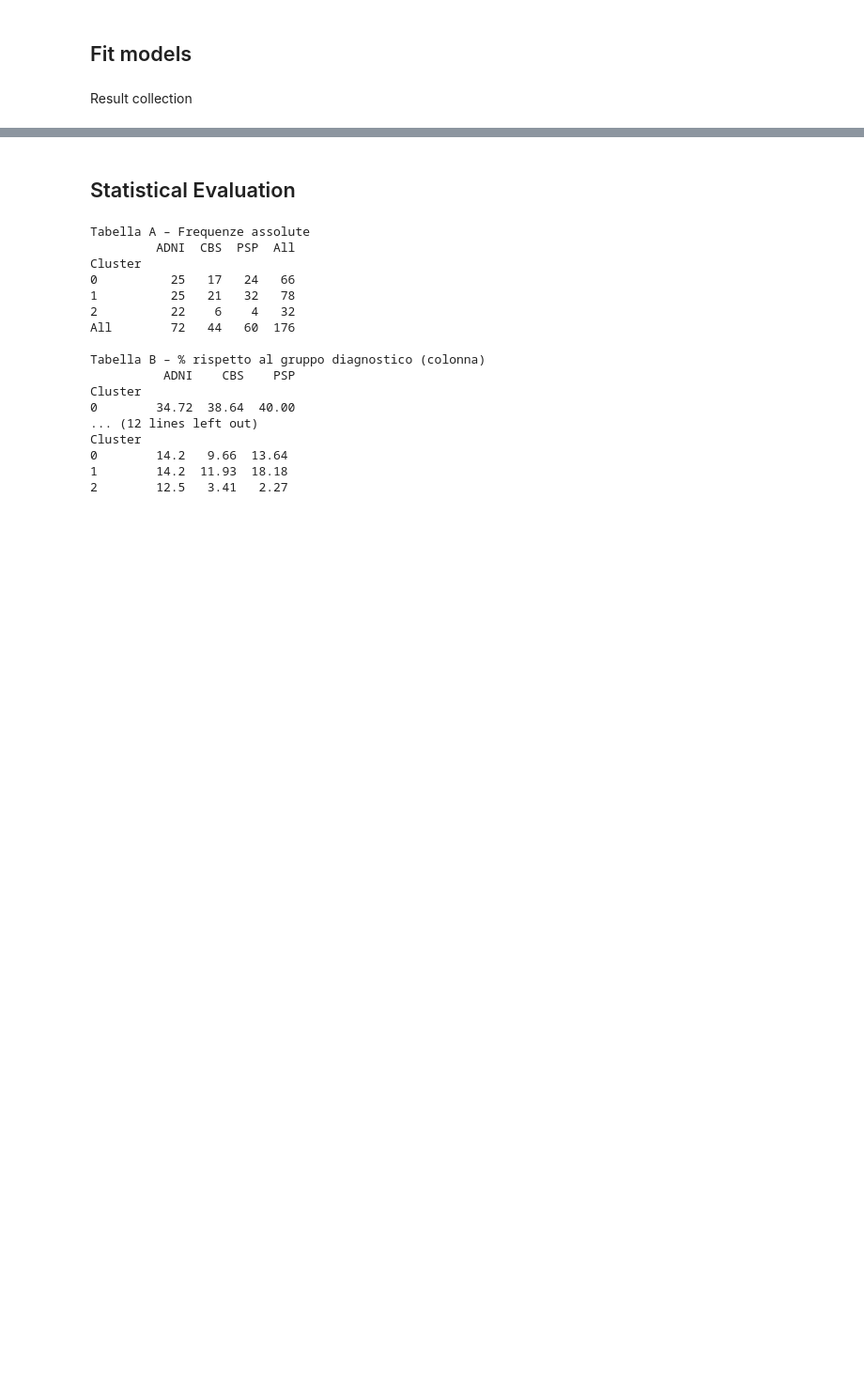
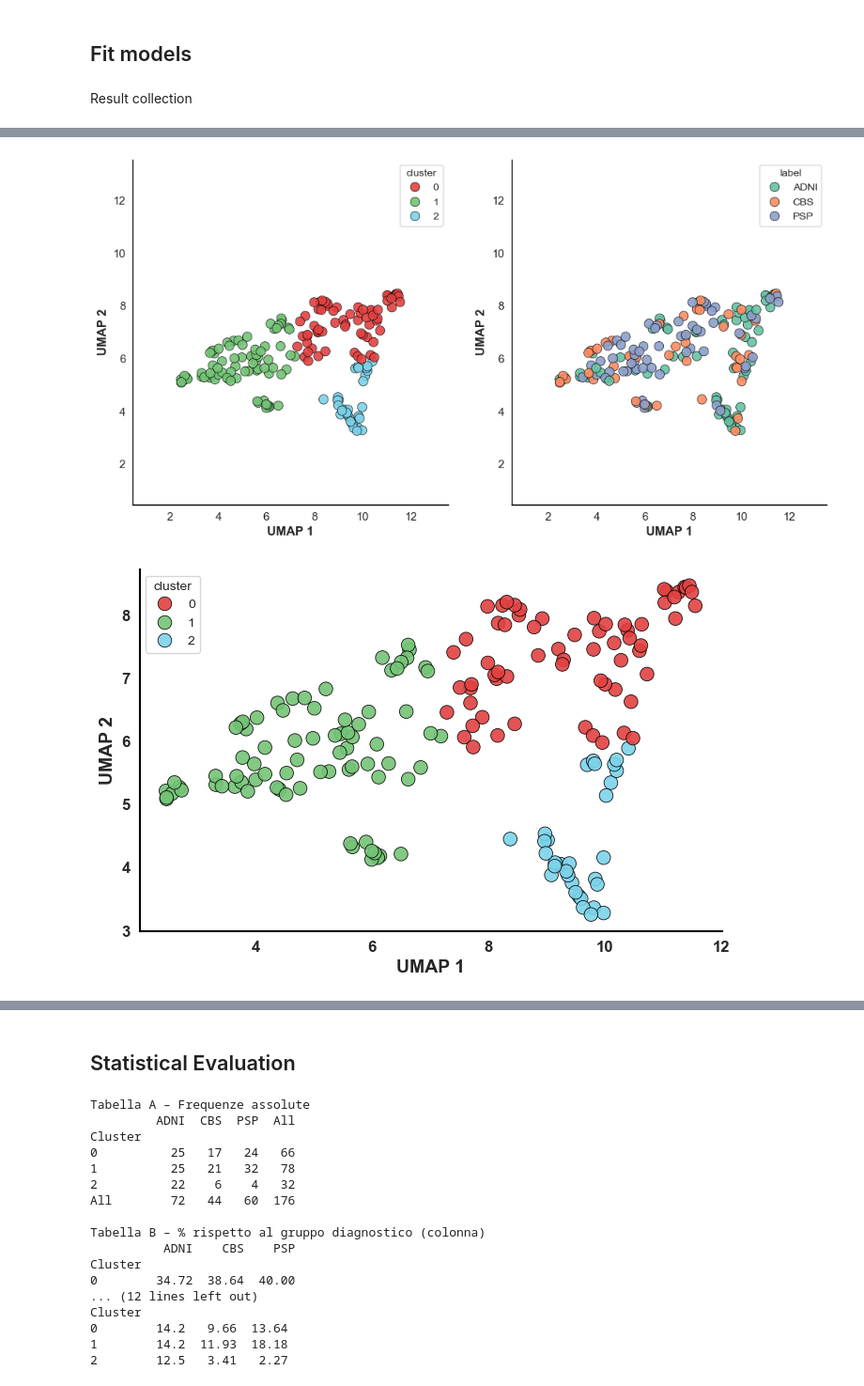
Before and after one commit to EmmaTosato/ANM_Verona, a Jupyter notebook: notebooks/clustering.ipynb, the cells around one changed output, grey strips where cells are left out. Shown at 94% size. Saved outputs shown, nothing was run; the diff lists cells and outputs as text; code cells hidden in the pictures; blank space fills up the shorter version.

```diff
--- a/notebooks/clustering.ipynb
+++ b/notebooks/clustering.ipynb
@@ -189,7 +160,7 @@ labels_km = kmeans.fit_predict(X_umap)
 Result collection
 # %%
 labels_dict = {
-    "HDBSCAN": labels_hdb,
+    #"HDBSCAN": labels_hdb,
     "K-Means": labels_km,
 }
 
@@ -219,0 +182,15 @@ plot_umap_embedding(
+# %%
+plot_clusters_vs_groups(
+    x_umap=X_umap,
+    labels_dict=labels_dict,
+    group_column=labels_df['Group'],
+    save_path= None,
+    title_prefix= "",
+    save_flag= False,
+    plot_flag=True,
+    title_flag=False,
+    separated=True
+)
+# %% [output]
+[figure, added]
+[figure, added]
```
Also changed, not shown: parts of 3 cells of this notebook, 9 other files.
